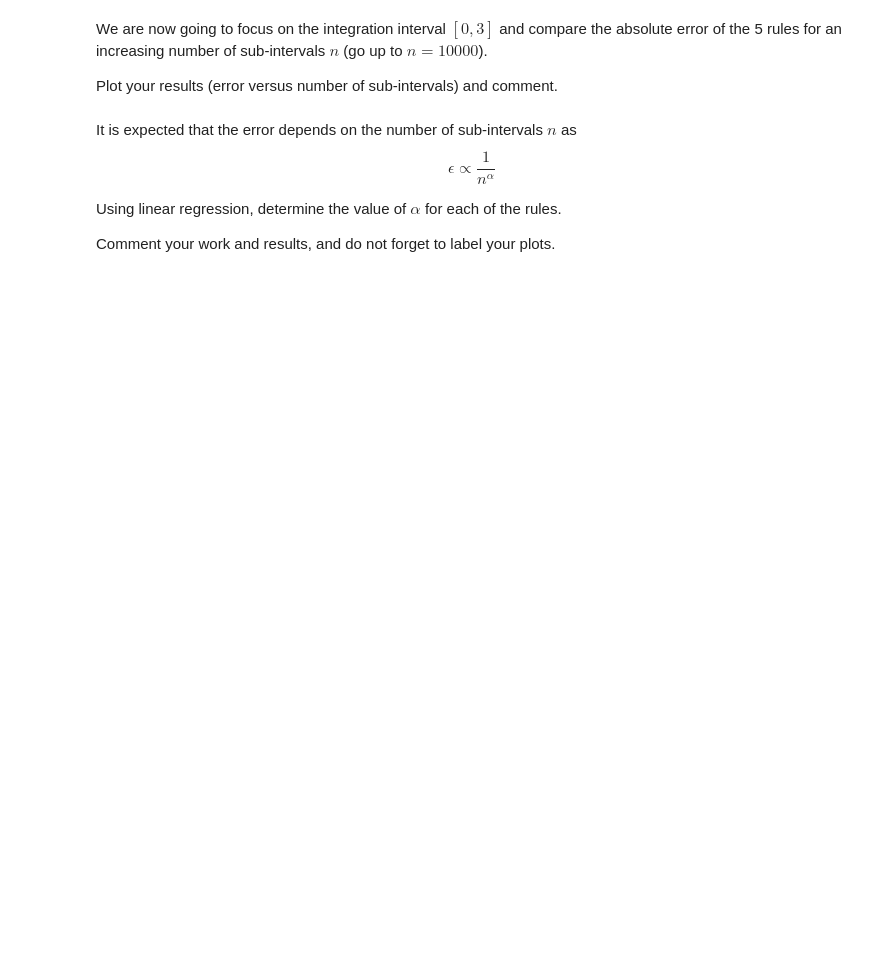
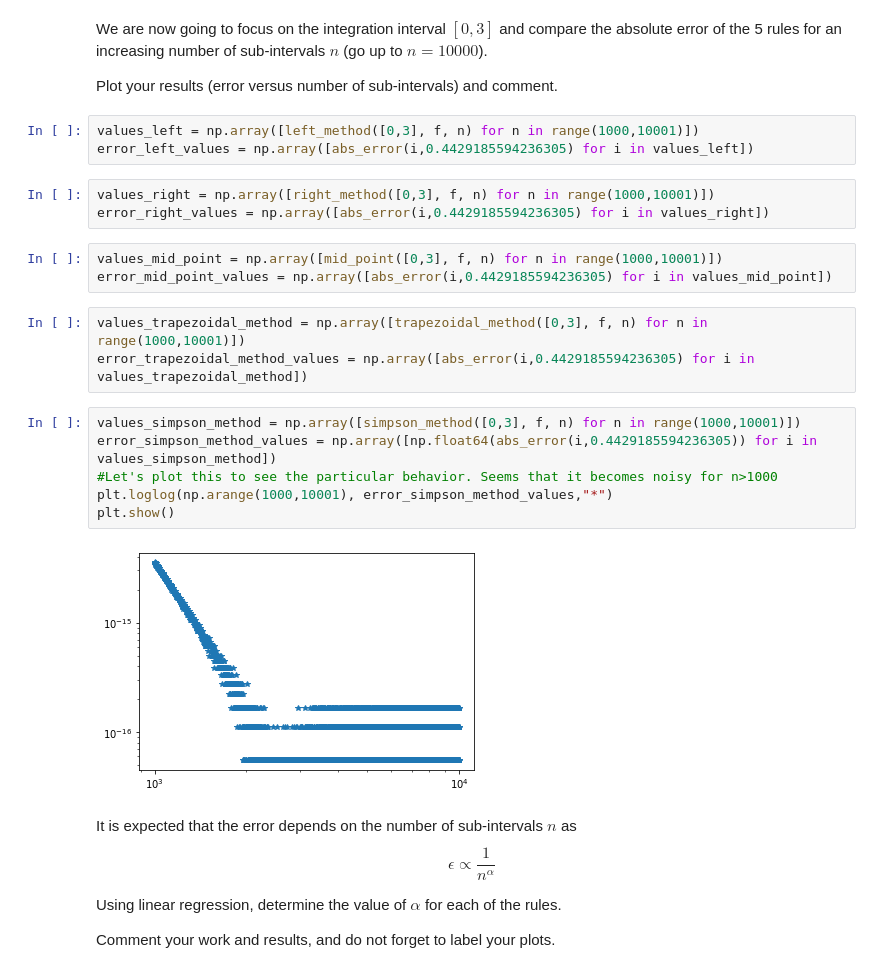
Before and after one commit to fhernandez93/PPM_Integration_Methods, a Jupyter notebook: lecture-4_exercises.ipynb, the cells around one changed output. Drawn from its saved outputs; the diff is of its cells as text; blank space fills up the shorter version.

```diff
--- a/lecture-4_exercises.ipynb
+++ b/lecture-4_exercises.ipynb
@@ -44,6 +119,26 @@ Calculate the absolute errors and comment the results
 We are now going to focus on the integration interval $[0,3]$ and compare the absolute error of the 5 rules for an increasing number of sub-intervals $n$ (go up to $n=10000$).
 
 Plot your results (error versus number of sub-intervals) and comment.
+# %%
+values_left = np.array([left_method([0,3], f, n) for n in range(1000,10001)])
+error_left_values = np.array([abs_error(i,0.4429185594236305) for i in values_left])
+# %%
+values_right = np.array([right_method([0,3], f, n) for n in range(1000,10001)])
+error_right_values = np.array([abs_error(i,0.4429185594236305) for i in values_right])
+# %%
+values_mid_point = np.array([mid_point([0,3], f, n) for n in range(1000,10001)])
+error_mid_point_values = np.array([abs_error(i,0.4429185594236305) for i in values_mid_point])
+# %%
+values_trapezoidal_method = np.array([trapezoidal_method([0,3], f, n) for n in range(1000,10001)])
+error_trapezoidal_method_values = np.array([abs_error(i,0.4429185594236305) for i in values_trapezoidal_method])
+# %%
+values_simpson_method = np.array([simpson_method([0,3], f, n) for n in range(1000,10001)])
+error_simpson_method_values = np.array([np.float64(abs_error(i,0.4429185594236305)) for i in values_simpson_method])
+#Let's plot this to see the particular behavior. Seems that it becomes noisy for n>1000
+plt.loglog(np.arange(1000,10001), error_simpson_method_values,"*")
+plt.show()
+# %% [output]
+[figure, added]
 # %% [markdown]
 It is expected that the error depends on the number of sub-intervals $n$ as
     $$ \epsilon \propto \frac{1}{n^\alpha} $$
```
Also changed, not shown: parts of 18 cells of this notebook.
